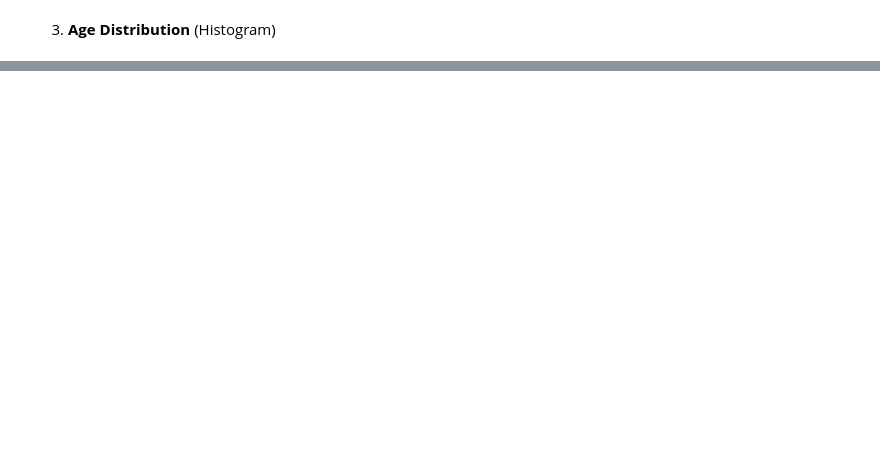
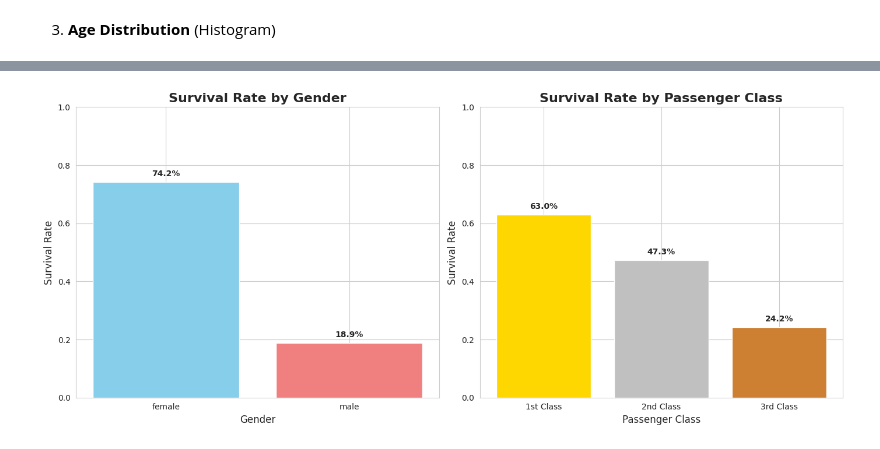
Before and after one commit to nanishat/EDA-Titanic, a Jupyter notebook: exploratory_data_analysis.ipynb, the cells around one changed output, grey strips where cells are left out. Saved outputs shown, nothing was run; the diff lists cells and outputs as text; code cells hidden in the pictures; blank space fills up the shorter version.

```diff
--- a/exploratory_data_analysis.ipynb
+++ b/exploratory_data_analysis.ipynb
@@ -466,0 +531,35 @@ Standard Deviation: 13.02 years
+# %%
+# Visualization 1: Grouped Bar Chart
+
+fig, axes = plt.subplots(1, 2, figsize=(14, 6))
+
+# Left plot: Survival by Gender
+
+survival_by_sex = train.groupby('Sex')['Survived'].mean()
+axes[0].bar(survival_by_sex.index, survival_by_sex.values, color=['skyblue', 'lightcoral'])
+axes[0].set_title('Survival Rate by Gender', fontsize=16, fontweight='bold')
+axes[0].set_ylabel('Survival Rate', fontsize=12)
+axes[0].set_xlabel('Gender', fontsize=12)
+axes[0].set_ylim(0, 1)
+
+for i, v in enumerate(survival_by_sex.values):
+  axes[0].text(i, v + 0.02, f'{v:.1%}', ha='center', fontweight='bold')
+
+# Right plot: Survival by Class
+
+survival_by_class = train.groupby('Pclass')['Survived'].mean()
+axes[1].bar(survival_by_class.index, survival_by_class.values, color=['gold', 'silver', '#CD7F32'])
+axes[1].set_title('Survival Rate by Passenger Class', fontsize=16, fontweight='bold')
+axes[1].set_ylabel('Survival Rate', fontsize=12)
+axes[1].set_xlabel('Passenger Class', fontsize=12)
+axes[1].set_ylim(0, 1)
+axes[1].set_xticks([1, 2, 3])
+axes[1].set_xticklabels(['1st Class', '2nd Class', '3rd Class'])
+
+for i, v in zip(survival_by_class.index, survival_by_class.values):
+  axes[1].text(i, v + 0.02, f'{v:.1%}', ha='center', fontweight='bold')
+
+plt.tight_layout()
+plt.show()
+# %% [output]
+[figure, added]
```
Also changed, not shown: parts of 12 cells of this notebook.
